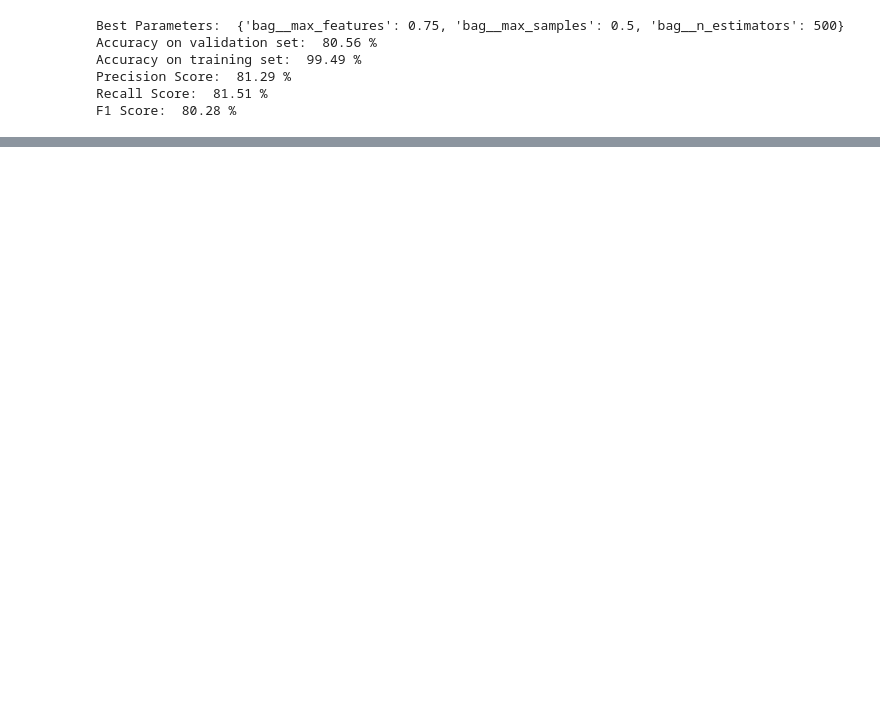
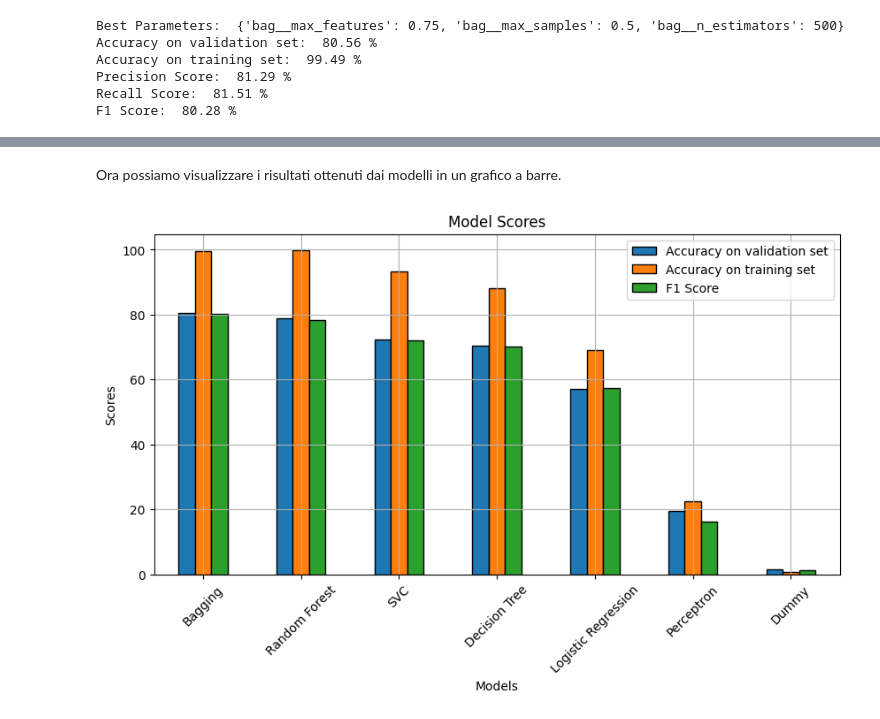
Before and after one commit to ThePaglia/Beer-Recommendator, a Jupyter notebook: BeerWizard.ipynb, the cells around one changed output, grey strips where cells are left out. Cells and saved outputs as stored; diff of their text form; code cells hidden in the pictures; blank space fills up the shorter version.

```diff
--- a/BeerWizard.ipynb
+++ b/BeerWizard.ipynb
@@ -613,0 +663,18 @@ F1 Score:  80.28 %
+# %%
+from sklearn.dummy import DummyClassifier
+
+dummy_model = Pipeline([
+    ("dummy", DummyClassifier(random_state=random_state))
+])
+
+dummy_grid = {
+    "dummy__strategy": ['most_frequent', 'prior', 'stratified', 'uniform'],
+}
+
+dummy_best_params, dummy_best_score, dummy_best_estimator, dummy_scores = gridSearchCrossValidation(dummy_model, dummy_grid, k_fold, X, y)
+
+models["Dummy"] = { "Model": dummy_model, "Scores": dummy_scores }
+
+print("Best Parameters: ", dummy_best_params)
+for key, value in dummy_scores.items():
+    print(key + ": ", value, "%")
@@ -613,0 +695,10 @@ F1 Score:  80.28 %
+# %%
+scores = { model: details['Scores'] for model, details in models.items()}
+
+# Create DataFrame
+scores_df = pd.DataFrame(scores).T
+
+# Sort by accuracy on validation set
+scores_df = scores_df.sort_values(by="Accuracy on validation set", ascending=False)
+
+scores_df
@@ -613,0 +714,14 @@ F1 Score:  80.28 %
+# %% [markdown]
+Ora possiamo visualizzare i risultati ottenuti dai modelli in un grafico a barre.
+# %%
+scores_df[["Accuracy on validation set", "Accuracy on training set", "F1 Score"]].plot(kind='bar', edgecolor='black', figsize=(10,5))
+
+plt.title('Model Scores')
+plt.xlabel('Models')
+plt.ylabel('Scores')
+plt.xticks(rotation=45)
+plt.grid(True)
+
+plt.show()
+# %% [output]
+[figure, added]
```
Also changed, not shown: parts of 30 cells of this notebook.
